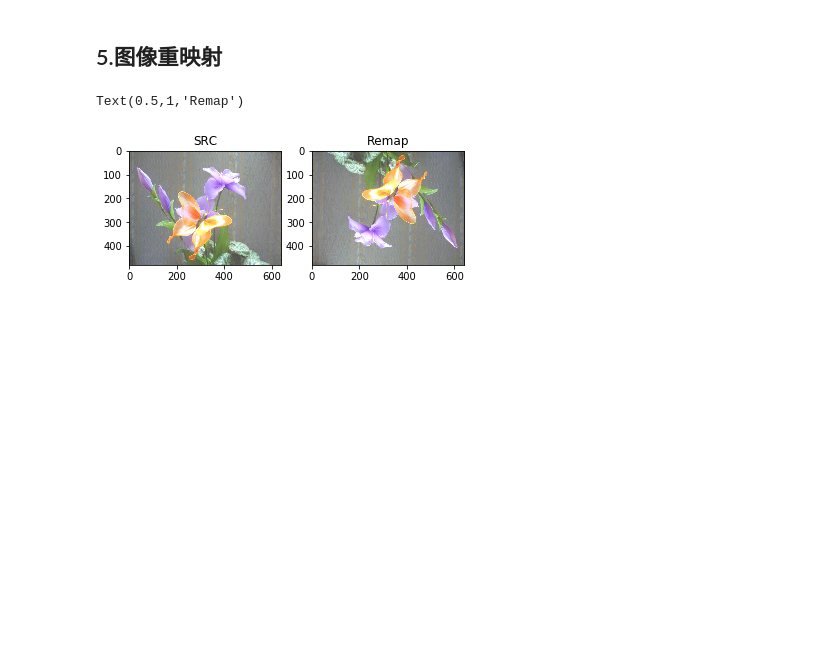
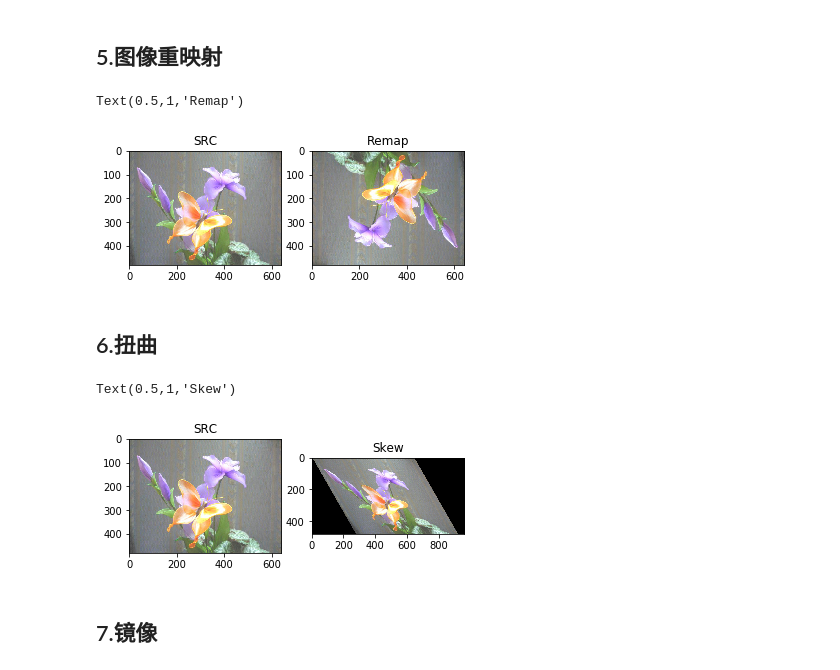
Before and after one commit to juxiangwu/image-processing, a Jupyter notebook: OpenCV/05-图像几何变换.ipynb, the cells around one changed output. Cells and saved outputs as stored; diff of their text form; code cells hidden in the pictures; blank space fills up the shorter version.

```diff
--- a/OpenCV/05-图像几何变换.ipynb
+++ b/OpenCV/05-图像几何变换.ipynb
@@ -103,3 +103,22 @@ plt.title('Remap')
 # %% [output]
 Text(0.5,1,'Remap')
 [figure]
+# %% [markdown]
+## 6.扭曲
+# %%
+angle = 1. / np.tan(np.pi / 3.)
+mat = np.float32([ 1, angle, 0, 0, 1, 0]).reshape((2,3))
+rows,cols = src.shape[0],src.shape[1]
+dst = cv2.warpAffine(rgb,mat,(cols+ int(cols * 0.5),rows))
+# %%
+plt.subplot(121)
+plt.imshow(rgb)
+plt.title('SRC')
+plt.subplot(122)
+plt.imshow(dst)
+plt.title('Skew')
+# %% [output]
+Text(0.5,1,'Skew')
+[figure, added]
+# %% [markdown]
+## 7.镜像
```
Also changed, not shown: parts of 2 cells of this notebook, 41 other files.
